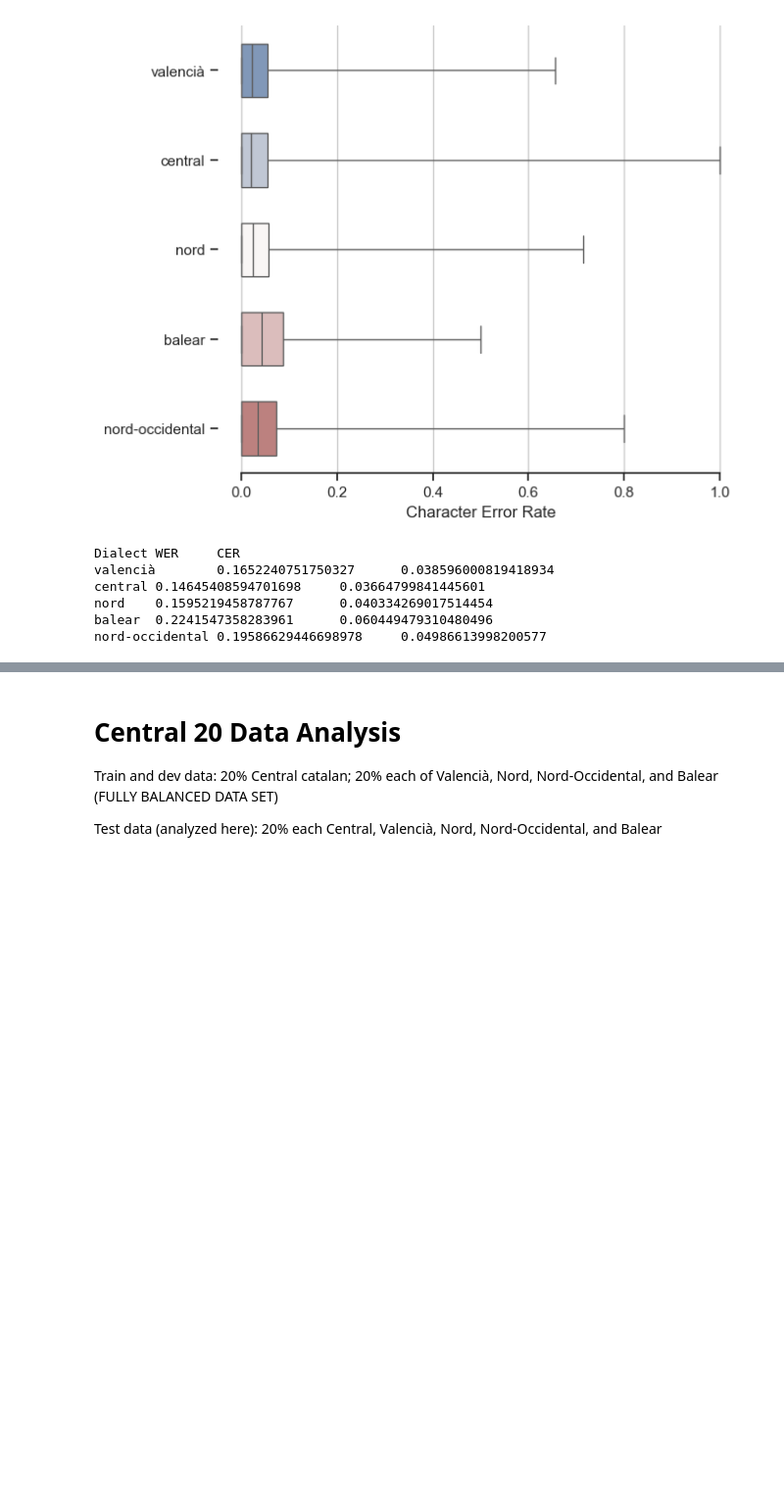
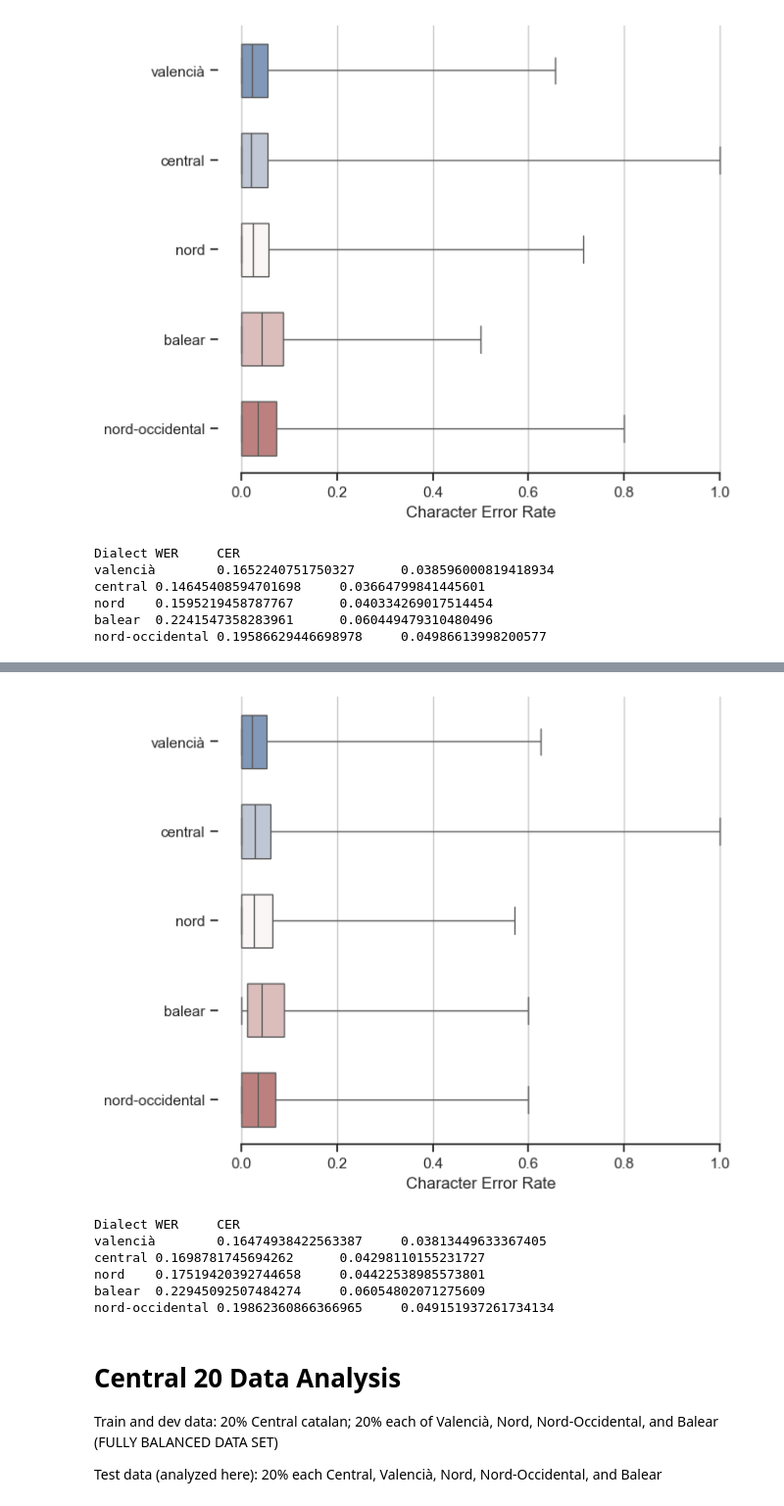
Before and after one commit to zhopto3/DialAttack, a Jupyter notebook: data_analysis/eval_analysis.ipynb, the cells around one changed output, grey strips where cells are left out. Shown at 98% size. Drawn from its saved outputs; the diff is of its cells as text; code cells hidden in the pictures; blank space fills up the shorter version.

```diff
--- a/data_analysis/eval_analysis.ipynb
+++ b/data_analysis/eval_analysis.ipynb
@@ -137,3 +173,33 @@ nord-occidental 0.19586629446698978     0.04986613998200577
+# %%
+sns.set_theme(style="ticks")
+
+f, ax = plt.subplots(figsize=(7, 6))
+
+sns.boxplot(
+    df_50, x="Character Error Rate", y="Dialect", hue="Dialect",
+    whis=[0, 100], width=.6, palette="vlag"
+)
+
+#sns.stripplot(df, x="Word Error Rate", y="Dialect", size=4, color=".3")
+
+ax.xaxis.grid(True)
+ax.set(ylabel="")
+sns.despine(trim=True, left=True)
+# %% [output]
+[figure, added]
+# %%
+#get all the average WER/CER
+print("Dialect\tWER\tCER")
+for dial in ['valencià','central','nord','balear','nord-occidental']:
+    df_dial=df_50[df_50['Dialect']==dial]
+    print(f"{dial}\t{df_dial['Word Error Rate'].mean()}\t{df_dial['Character Error Rate'].mean()}")
+# %% [output]
+Dialect WER     CER
+valencià        0.16474938422563387     0.03813449633367405
+central 0.1698781745694262      0.04298110155231727
+nord    0.17519420392744658     0.04422538985573801
+balear  0.22945092507484274     0.06054802071275609
+nord-occidental 0.19862360866366965     0.049151937261734134
 # %% [markdown]
 # Central 20 Data Analysis
 
```
Also changed, not shown: parts of 8 cells of this notebook.
